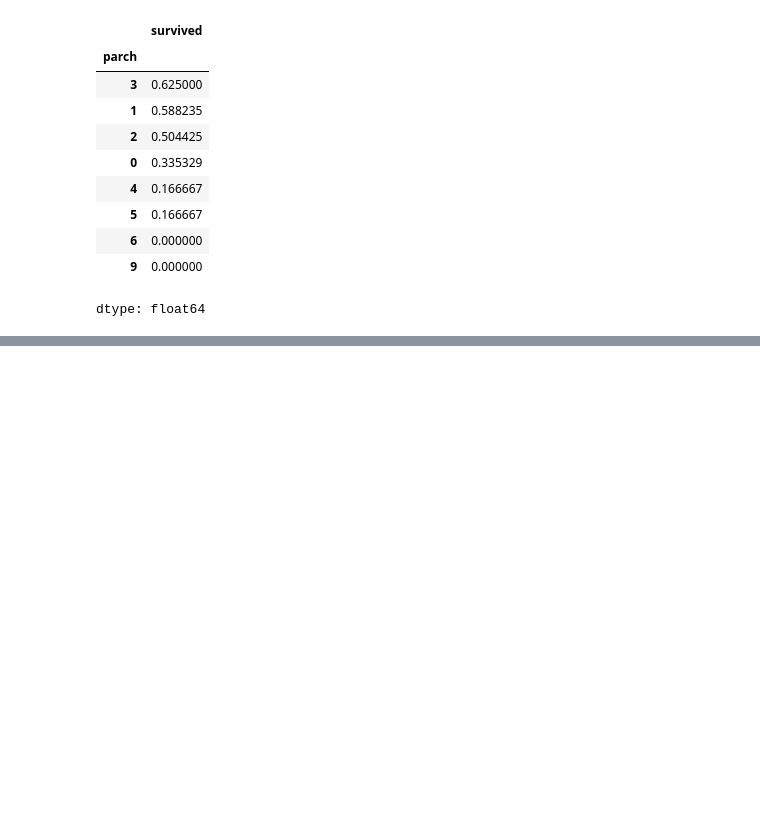
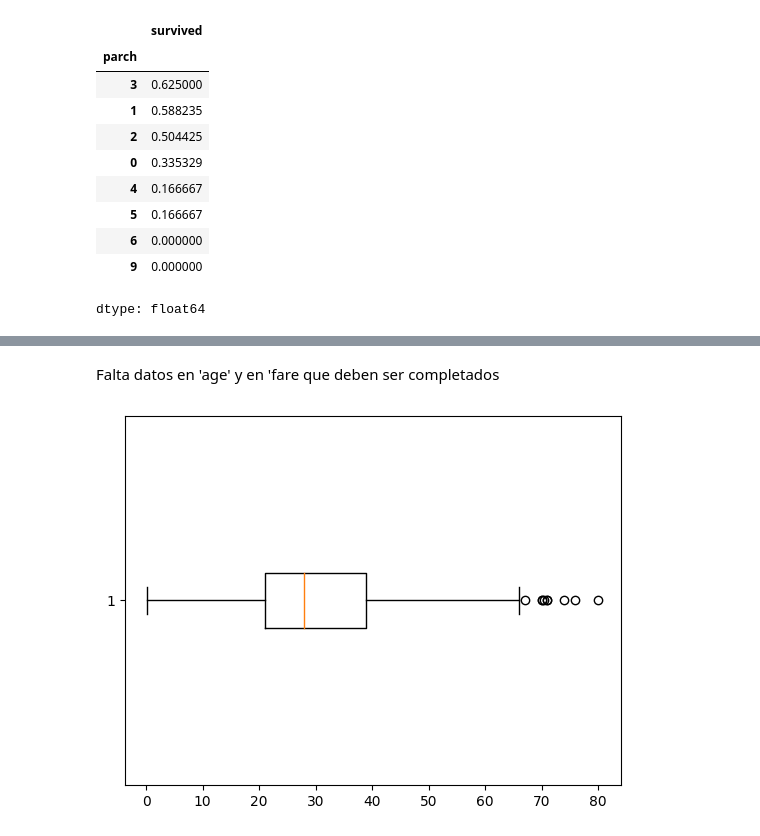
Before and after one commit to ericksanchezcorrea/Data_Science, a Jupyter notebook: Proyecto-Titanic.ipynb, the cells around one changed output, grey strips where cells are left out. Drawn from its saved outputs; the diff is of its cells as text; code cells hidden in the pictures; blank space fills up the shorter version.

```diff
--- a/Proyecto-Titanic.ipynb
+++ b/Proyecto-Titanic.ipynb
@@ -156,0 +195,7 @@ one_hot = pd.Dataframe(one.toarray)
+# %% [markdown]
+Falta datos en 'age' y en 'fare que deben ser completados
+# %%
+plt.boxplot(data['age'].dropna(), vert=False)
+plt.show()
+# %% [output]
+[figure, added]
```
Also changed, not shown: parts of 61 cells of this notebook.
